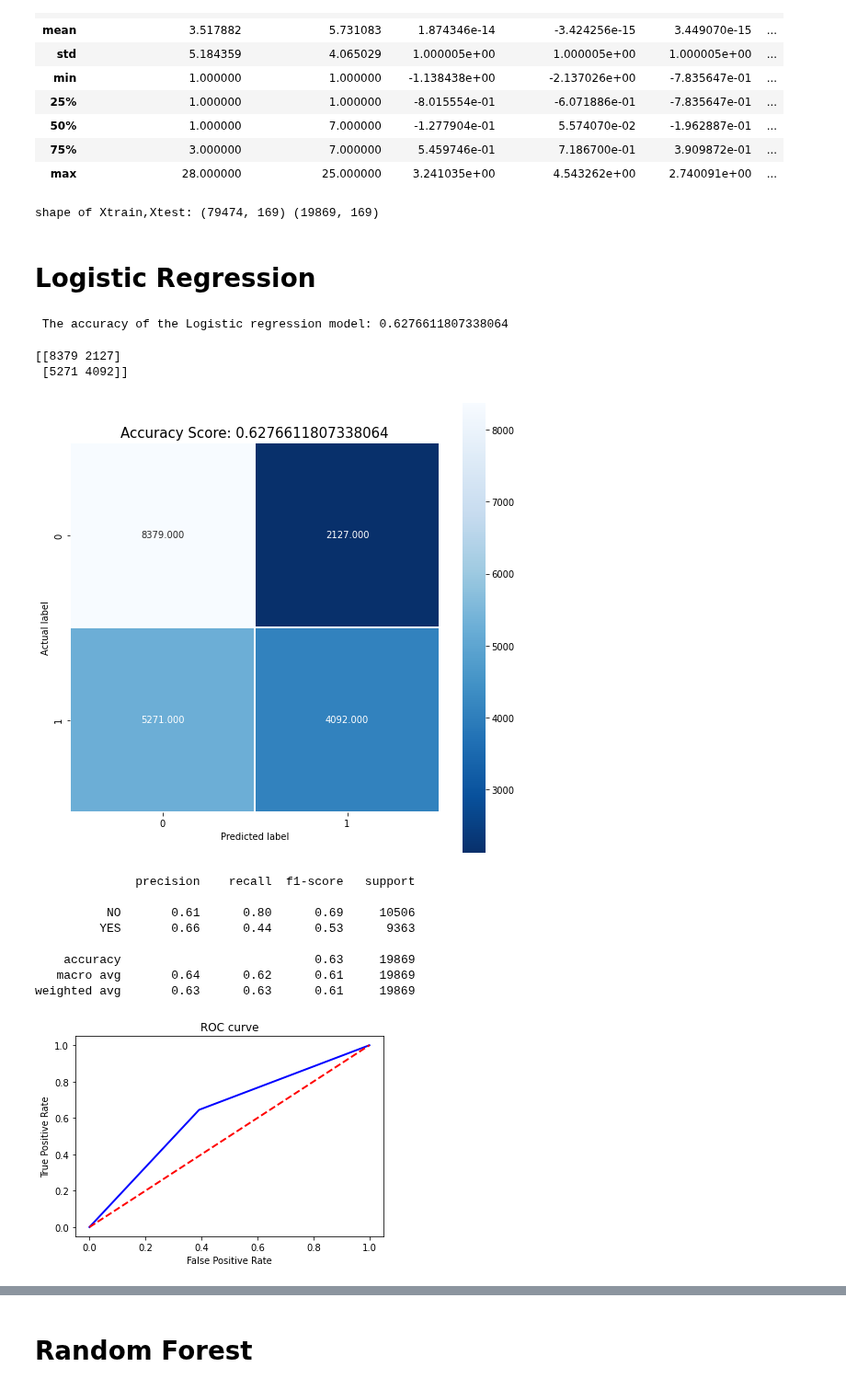
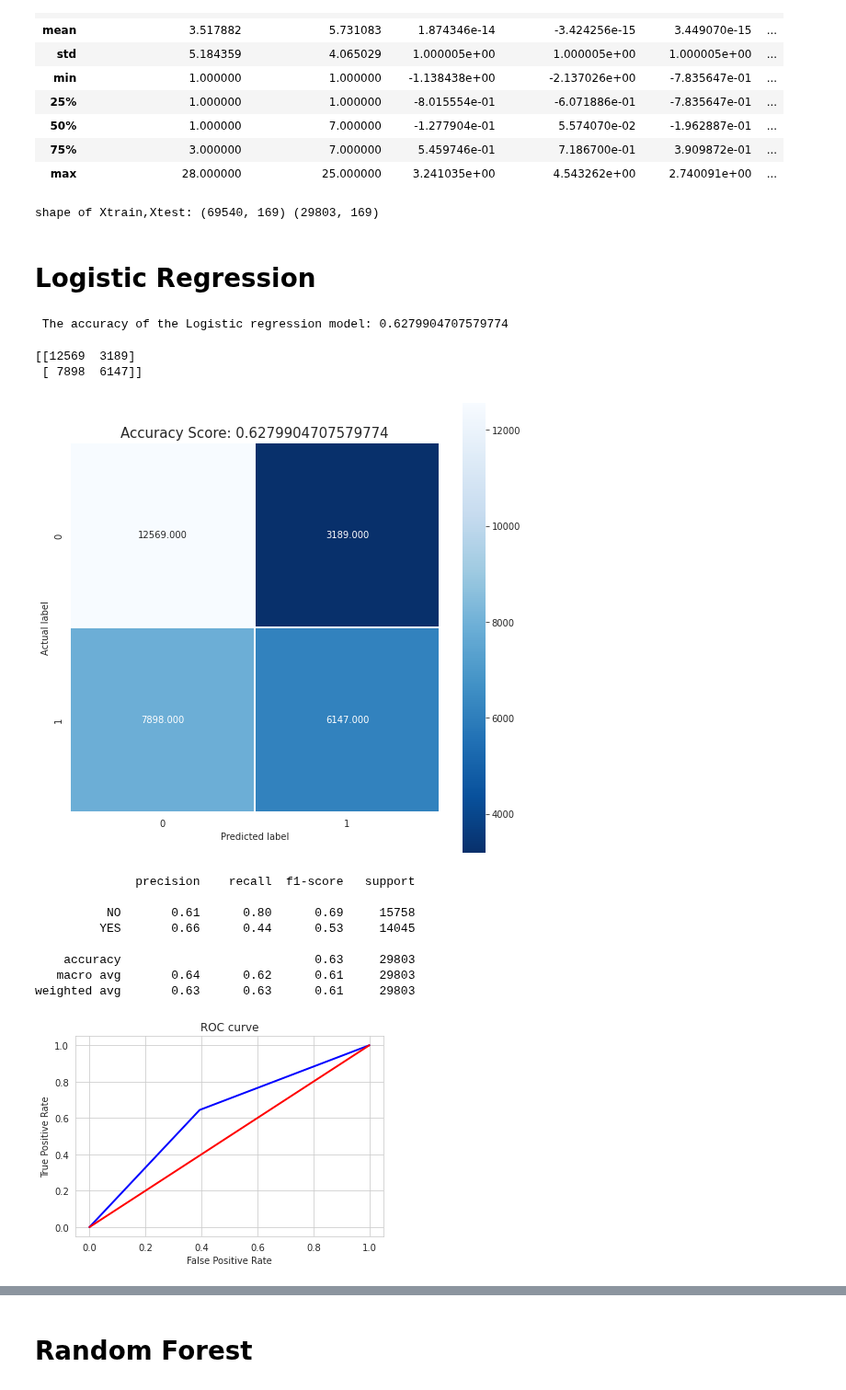
Before and after one commit to jlin246/Micro-credentials-Jan-2022-BSNS, a Jupyter notebook: python/Unit 4/Unit_4_Mini_Project_Solution.ipynb, the cells around one changed output, grey strips where cells are left out. Shown at 92% size. Drawn from its saved outputs; the diff is of its cells as text; code cells hidden in the pictures.

```diff
--- a/python/Unit 4/Unit_4_Mini_Project_Solution.ipynb
+++ b/python/Unit 4/Unit_4_Mini_Project_Solution.ipynb
@@ -367,12 +367,12 @@ X = pd.get_dummies(X)
 # %%
 from sklearn.model_selection import train_test_split
 
-Xtrain, Xtest, Ytrain, Ytest = train_test_split(X, Y, test_size = .2,
+Xtrain, Xtest, Ytrain, Ytest = train_test_split(X, Y, test_size = .3,
                                                 random_state = 7, stratify = Y)
 # %%
 print("shape of Xtrain,Xtest:",Xtrain.shape,Xtest.shape)
 # %% [output]
-shape of Xtrain,Xtest: (79474, 169) (19869, 169)
+shape of Xtrain,Xtest: (69540, 169) (29803, 169)
 # %% [markdown]
 # Logistic Regression
 # %%
@@ -385,14 +385,14 @@ Ylog = logisticreg.predict(Xtest)
 # Checking the accuracy of the model
 print(" The accuracy of the Logistic regression model:" ,logisticreg.score(Xtest, Ytest))
 # %% [output]
- The accuracy of the Logistic regression model: 0.6276611807338064
+ The accuracy of the Logistic regression model: 0.6279904707579774
 # %%
 # checking the confusion matrix
 from sklearn.metrics import confusion_matrix
 print(confusion_matrix(Ytest, Ylog))
 # %% [output]
-[[8379 2127]
- [5271 4092]]
+[[12569  3189]
+ [ 7898  6147]]
 # %%
 plt.figure(figsize=(9,9))
 sns.heatmap(confusion_matrix(Ytest, Ylog), annot=True, fmt=".3f", linewidths=.5, square = True, cmap = 'Blues_r');
@@ -401,7 +401,7 @@ plt.xlabel('Predicted label');
 all_sample_title = 'Accuracy Score: {0}'.format(logisticreg.score(Xtest, Ytest))
 plt.title(all_sample_title, size = 15);
 # %% [output]
-[figure, old version]
+[figure, new version]
 # %%
 # Checking the summary of classification
 from sklearn.metrics import classification_report
@@ -409,35 +409,35 @@ print(classification_report(Ytest, Ylog, target_names = ['NO', 'YES']))
 # %% [output]
               precision    recall  f1-score   support
 
-          NO       0.61      0.80      0.69     10506
-         YES       0.66      0.44      0.53      9363
+          NO       0.61      0.80      0.69     15758
+         YES       0.66      0.44      0.53     14045
 
-    accuracy                           0.63     19869
-   macro avg       0.64      0.62      0.61     19869
-weighted avg       0.63      0.63      0.61     19869
+    accuracy                           0.63     29803
+   macro avg       0.64      0.62      0.61     29803
+weighted avg       0.63      0.63      0.61     29803
 # %%
 # Checking the performance of model using ROC curve plots
 YScre = logisticreg.decision_function(Xtest)
 # %%
 ##Computing false and true positive rates
 from sklearn.metrics import roc_curve
 
 fpr, tpr,_=roc_curve(logisticreg.predict(Xtrain),Ytrain,drop_intermediate=False)
 
 import matplotlib.pyplot as plt
 plt.figure()
 ##Creating the ROC,
 plt.plot(fpr, tpr, color='blue',
  lw=2, label='ROC curve')
 ##Finding FPR and TPR,
-plt.plot([0, 1], [0, 1], color='red', lw=2, linestyle='--')
+plt.plot([0, 1], [0, 1], color='red', lw=2, linestyle='-')
 ##Splecifying the label and title,
 plt.xlabel('False Positive Rate')
 plt.ylabel('True Positive Rate')
 plt.title('ROC curve')
 plt.show()
 # %% [output]
-[figure, old version]
+[figure, new version]
 # %%
 from sklearn import metrics
 # %%
```
Also changed, not shown: parts of 13 cells of this notebook.
